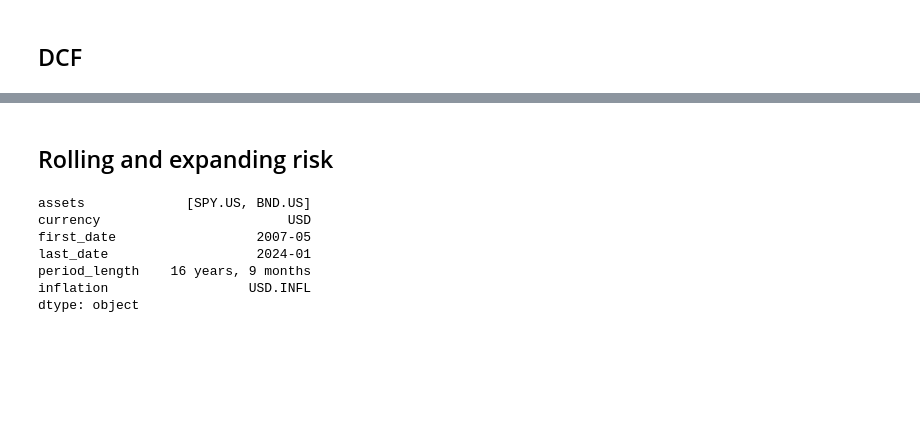
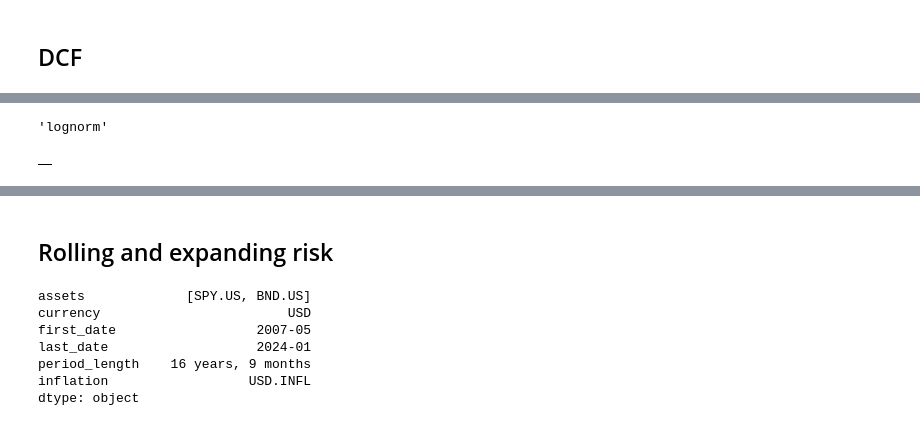
Before and after one commit to mbk-dev/okama, a Jupyter notebook: main_notebook.ipynb, the cells around one changed output, grey strips where cells are left out. Cells and saved outputs as stored; diff of their text form; code cells hidden in the pictures; blank space fills up the shorter version.

```diff
--- a/main_notebook.ipynb
+++ b/main_notebook.ipynb
@@ -74,0 +110,6 @@ Timestamp('2023-12-31 00:00:00')
+# %%
+portf.dcf.set_mc_parameters(distribution="lognorm", period=20, number=100)
+# %%
+portf.dcf.mc.distribution
+# %% [output]
+'lognorm'
@@ -74,0 +118,4 @@ Timestamp('2023-12-31 00:00:00')
+# %%
+portf.dcf._monte_carlo_wealth
+# %% [output]
+|  |
```
Also changed, not shown: parts of 15 cells of this notebook, 2 other files.
